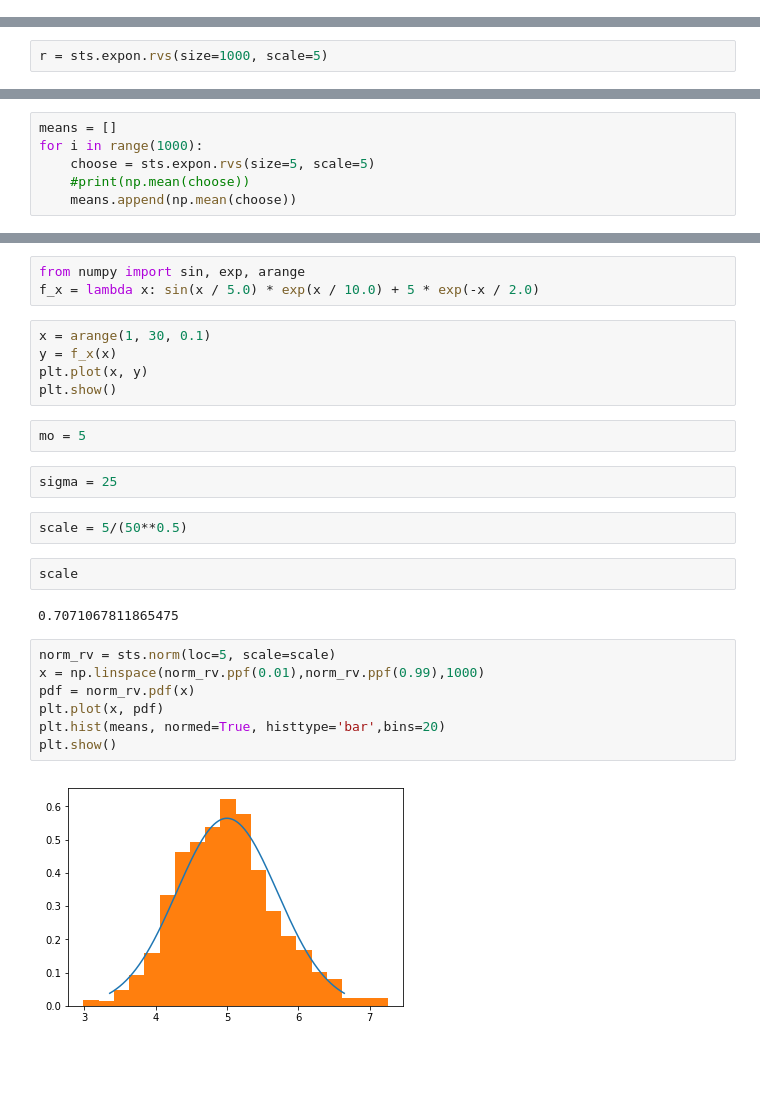
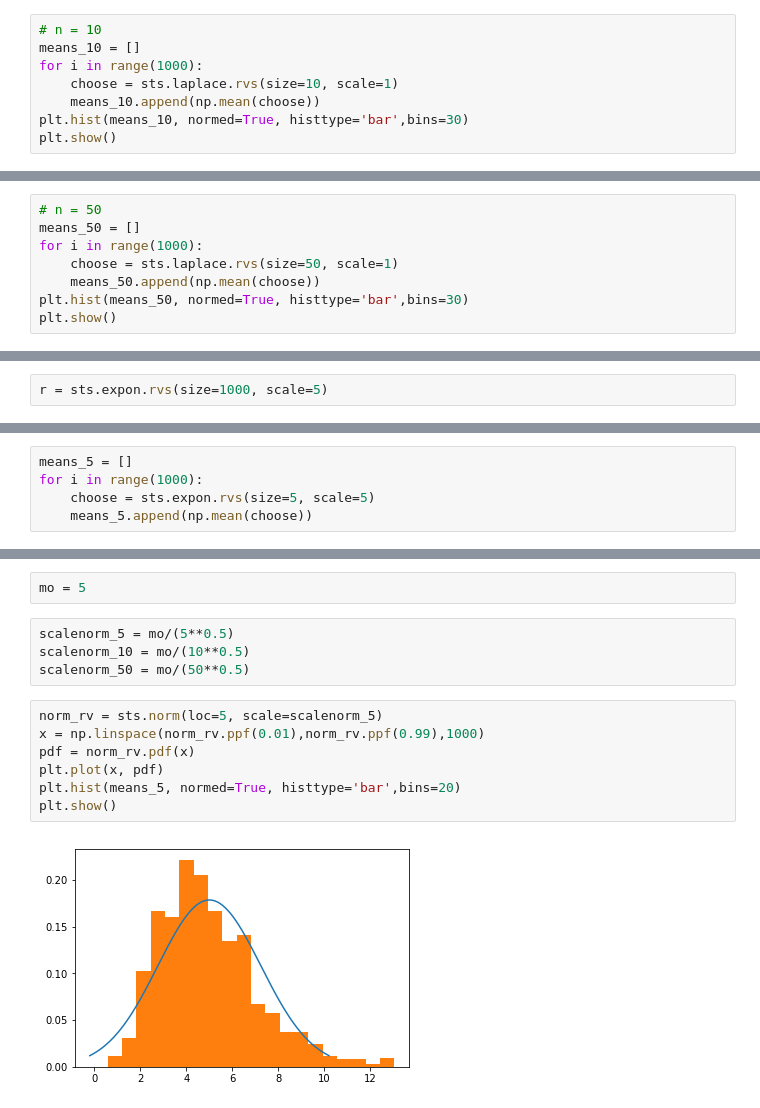
Before and after one commit to diman4ik/YandexML, a Jupyter notebook: week4/zpt.ipynb, the cells around one changed output, grey strips where cells are left out. Drawn from its saved outputs; the diff is of its cells as text; blank space fills up the shorter version.

```diff
--- a/week4/zpt.ipynb
+++ b/week4/zpt.ipynb
@@ -28,0 +48,8 @@ plt.show()
+# %%
+# n = 10
+means_10 = []
+for i in range(1000):
+    choose = sts.laplace.rvs(size=10, scale=1)
+    means_10.append(np.mean(choose))
+plt.hist(means_10, normed=True, histtype='bar',bins=30)
+plt.show()
@@ -28,0 +58,8 @@ plt.show()
+# %%
+# n = 50
+means_50 = []
+for i in range(1000):
+    choose = sts.laplace.rvs(size=50, scale=1)
+    means_50.append(np.mean(choose))
+plt.hist(means_50, normed=True, histtype='bar',bins=30)
+plt.show()
@@ -39,7 +124,6 @@ plt.show()
 # %%
-means = []
+means_5 = []
 for i in range(1000):
     choose = sts.expon.rvs(size=5, scale=5)
-    #print(np.mean(choose))
-    means.append(np.mean(choose))
+    means_5.append(np.mean(choose))
 # %%
@@ -72,27 +154,15 @@ plt.show()
-# %%
-from numpy import sin, exp, arange
-f_x = lambda x: sin(x / 5.0) * exp(x / 10.0) + 5 * exp(-x / 2.0)
-# %%
-x = arange(1, 30, 0.1)
-y = f_x(x)
-plt.plot(x, y)
-plt.show()
 # %%
 mo = 5
-# %%
-sigma = 25
-# %%
-scale = 5/(50**0.5)
-# %%
-scale
-# %% [output]
-0.7071067811865475
+# %%
+scalenorm_5 = mo/(5**0.5)
+scalenorm_10 = mo/(10**0.5)
+scalenorm_50 = mo/(50**0.5)
 # %%
-norm_rv = sts.norm(loc=5, scale=scale)
+norm_rv = sts.norm(loc=5, scale=scalenorm_5)
 x = np.linspace(norm_rv.ppf(0.01),norm_rv.ppf(0.99),1000)
 pdf = norm_rv.pdf(x)
 plt.plot(x, pdf)
-plt.hist(means, normed=True, histtype='bar',bins=20)
+plt.hist(means_5, normed=True, histtype='bar',bins=20)
 plt.show()
 # %% [output]
-[figure, old version]
+[figure, new version]
```
Also changed, not shown: parts of 32 cells of this notebook, 1 other file.
